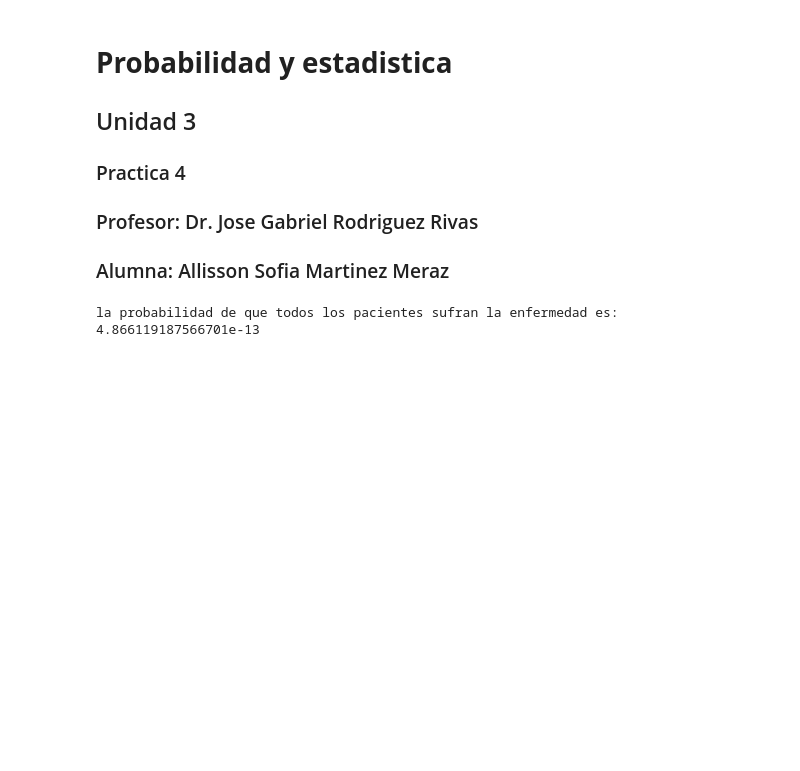
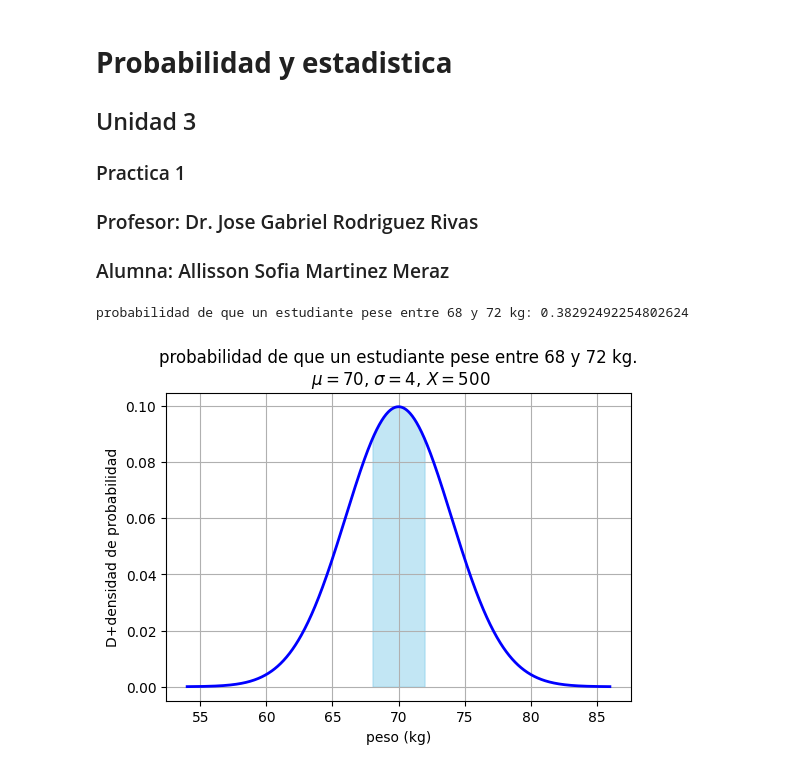
Before and after one commit to sofiaaaeeeeaje/probabilidad-y-estadistica, a Jupyter notebook: unidad4/problema1.ipynb, the cells around one changed output. Drawn from its saved outputs; the diff is of its cells as text; code cells hidden in the pictures; blank space fills up the shorter version.

```diff
--- a/unidad4/problema1.ipynb
+++ b/unidad4/problema1.ipynb
@@ -5,20 +5,42 @@
 
 ## Unidad 3
 
-### Practica 4
+### Practica 1
 
 ### Profesor: Dr. Jose Gabriel Rodriguez Rivas
 
 ### Alumna: Allisson Sofia Martinez Meraz
-# %%
-from scipy.stats import binom
-
-probabilidad_exito = 0.83
-num_pacientes = 16
-X = 0
-
-probabilidad_todos_enfermos = binom.pmf(X, num_pacientes, probabilidad_exito)
-
-print("la probabilidad de que todos los pacientes sufran la enfermedad es:", probabilidad_todos_enfermos)
-# %% [output]
-la probabilidad de que todos los pacientes sufran la enfermedad es: 4.866119187566701e-13
+# %%
+import numpy as np
+import matplotlib.pyplot as plt
+from scipy.stats import norm
+
+plt.figure(figsize=(6, 4))
+
+media = 70
+desv_std = 4
+total_estudiantes = 500
+
+peso_inf = 68
+peso_sup = 72
+
+prob_68 = norm.cdf(peso_inf, media, desv_std)
+prob_72 = norm.cdf(peso_sup, media, desv_std)
+prob_entre_68_72 = prob_72 - prob_68
+
+print("probabilidad de que un estudiante pese entre 68 y 72 kg:", prob_entre_68_72)
+
+
+x = np.linspace(media - 4 * desv_std, media + 4 * desv_std, 1000)
+y = norm.pdf(x, media, desv_std)
+
+plt.plot(x, y, 'b', linewidth=2)
+plt.fill_between(x, y, where=((x >= peso_inf) & (x <= peso_sup)), color='skyblue', alpha=0.5)
+plt.title('probabilidad de que un estudiante pese entre 68 y 72 kg.\n $\\mu=70$, $\\sigma=4$, $X=500$')
+plt.xlabel('peso (kg)')
+plt.ylabel('D+densidad de probabilidad')
+plt.grid(True)
+plt.show()
+# %% [output]
+probabilidad de que un estudiante pese entre 68 y 72 kg: 0.38292492254802624
+[figure, added]
```
Also changed, not shown: parts of 1 cell of this notebook.
